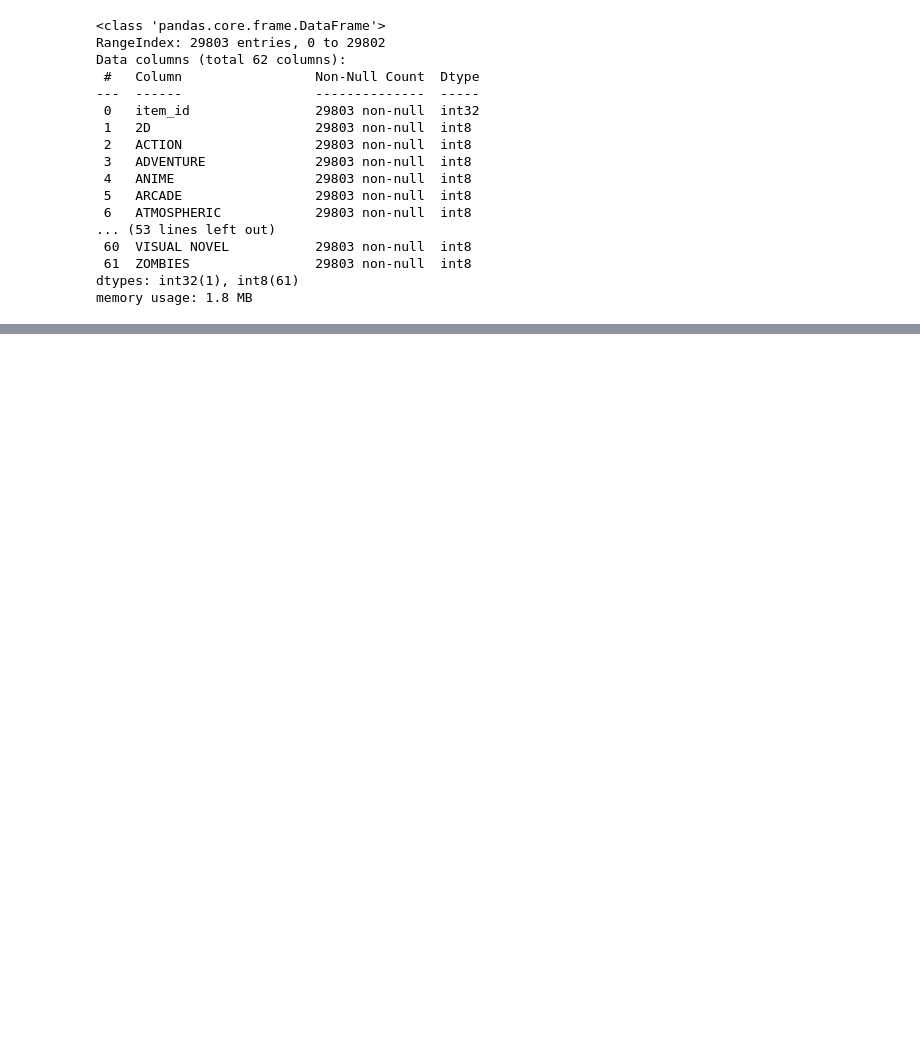
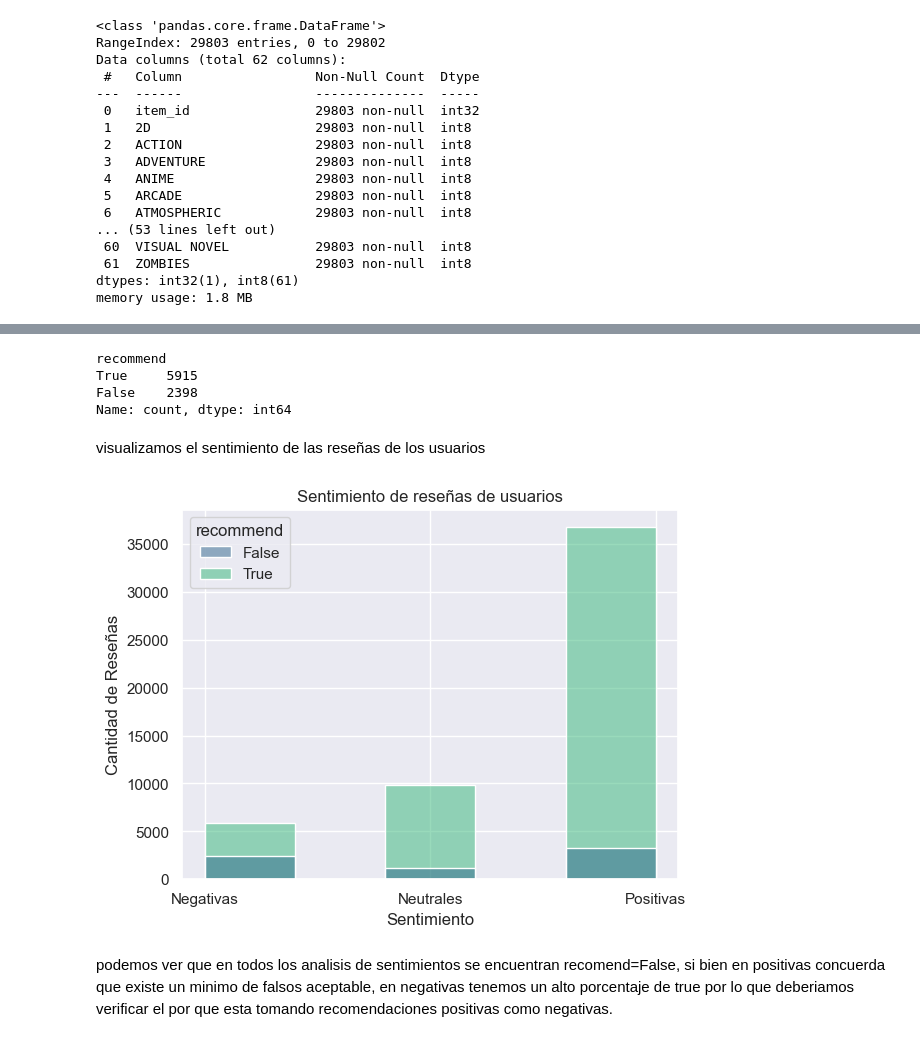
Before and after one commit to PrietoPy/PI_ML_OPS-PT, a Jupyter notebook: Notebooks/EDA.ipynb, the cells around one changed output, grey strips where cells are left out. Drawn from its saved outputs; the diff is of its cells as text; code cells hidden in the pictures; blank space fills up the shorter version.

```diff
--- a/Notebooks/EDA.ipynb
+++ b/Notebooks/EDA.ipynb
@@ -60,0 +181,20 @@ memory usage: 119.0 MB
+# %%
+df[0]
+# %% [output]
+recommend
+True     5915
+False    2398
+Name: count, dtype: int64
+# %% [markdown]
+visualizamos el sentimiento de las reseñas de los usuarios
+# %%
+sns.histplot(data=reviews,x='sentiment_analysis',bins=5,palette='viridis',hue='recommend')
+plt.title('Sentimiento de reseñas de usuarios')
+plt.xticks(ticks=[0, 1, 2], labels=['Negativas', 'Neutrales', 'Positivas'])
+plt.xlabel('Sentimiento')
+plt.ylabel('Cantidad de Reseñas')
+plt.show()
+# %% [output]
+[figure, added]
+# %% [markdown]
+podemos ver que en todos los analisis de sentimientos se encuentran recomend=False, si bien en positivas concuerda que existe un minimo de falsos aceptable, en negativas tenemos un alto porcentaje de true por lo que deberiamos verificar el por que esta tomando recomendaciones positivas como negativas.
```
Also changed, not shown: parts of 97 cells of this notebook, 7 other files.
